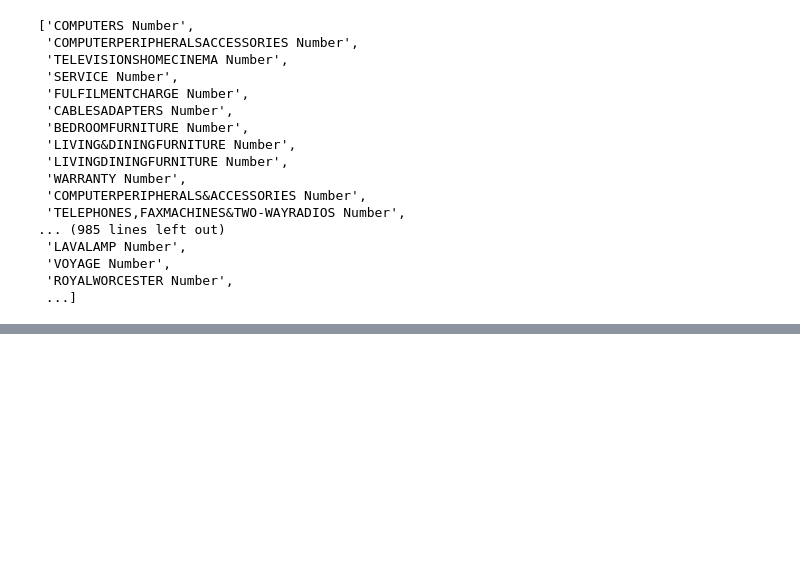
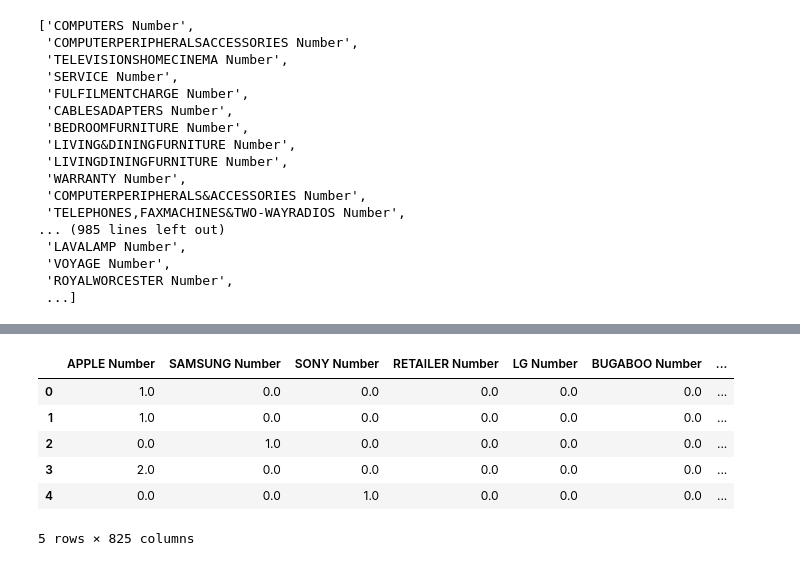
Before and after one commit to alimrrc/Machine-Learning-272-, a Jupyter notebook: Data Treatment.ipynb, the cells around one changed output, grey strips where cells are left out. Drawn from its saved outputs; the diff is of its cells as text; code cells hidden in the pictures; blank space fills up the shorter version.

```diff
--- a/Data Treatment.ipynb
+++ b/Data Treatment.ipynb
@@ -137,0 +148,12 @@ for i, row in feature_df['make'].iterrows():
+# %%
+df_count_make = pd.DataFrame.from_dict(count_make, orient='index')
+
+df_count_make.head()
+# %% [output]
+|  | APPLE Number | SAMSUNG Number | SONY Number | RETAILER Number | LG Number | BUGABOO Number | ... |
+| 0 | 1.0 | 0.0 | 0.0 | 0.0 | 0.0 | 0.0 | ... |
+| 1 | 1.0 | 0.0 | 0.0 | 0.0 | 0.0 | 0.0 | ... |
+| 2 | 0.0 | 1.0 | 0.0 | 0.0 | 0.0 | 0.0 | ... |
+| 3 | 2.0 | 0.0 | 0.0 | 0.0 | 0.0 | 0.0 | ... |
+| 4 | 0.0 | 0.0 | 1.0 | 0.0 | 0.0 | 0.0 | ... |
+5 rows × 825 columns
```
Also changed, not shown: parts of 7 cells of this notebook.
